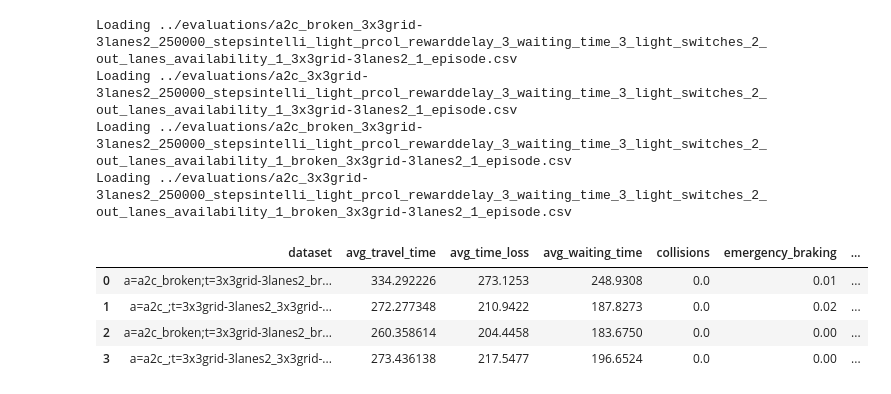
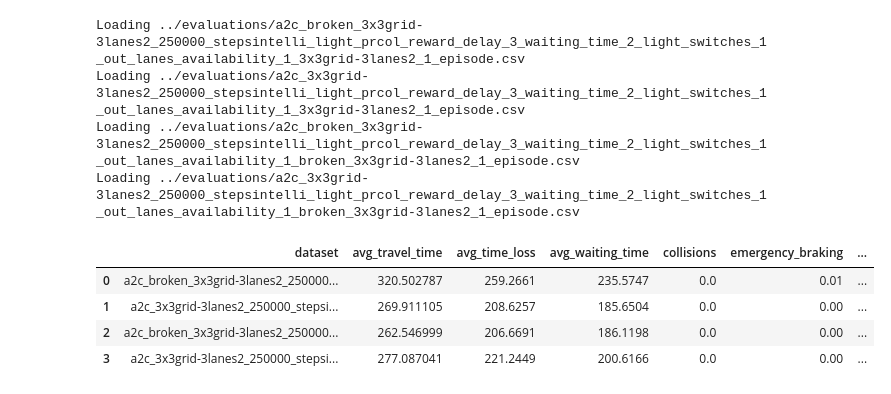
Before and after one commit to Ouroboros4991/MasterThesis2024, a Jupyter notebook: notebooks/ac2_policy_comparision.ipynb, the cells around one changed output. Saved outputs shown, nothing was run; the diff lists cells and outputs as text; code cells hidden in the pictures.

```diff
--- a/notebooks/ac2_policy_comparision.ipynb
+++ b/notebooks/ac2_policy_comparision.ipynb
@@ -28,4 +99,4 @@ MODEL_LOW = "a2c_custom-2way-single-intersection-low_100000_stepsintelli_light_r
 # %%
 # A2C models experiment 2: Broken traffic light scenario
-MODEL_HIGH = "a2c_3x3grid-3lanes2_250000_stepsintelli_light_prcol_rewarddelay_3_waiting_time_3_light_switches_2_out_lanes_availability_1"  # "a2c_custom-2way-single-intersection-high_100000_steps"
-MODEL_LOW = "a2c_broken_3x3grid-3lanes2_250000_stepsintelli_light_prcol_rewarddelay_3_waiting_time_3_light_switches_2_out_lanes_availability_1" # "a2c_custom-2way-single-intersection-low_100000_steps"
+MODEL_HIGH = "a2c_3x3grid-3lanes2_250000_stepsintelli_light_prcol_reward_delay_3_waiting_time_2_light_switches_1_out_lanes_availability_1"
+MODEL_LOW = "a2c_broken_3x3grid-3lanes2_250000_stepsintelli_light_prcol_reward_delay_3_waiting_time_2_light_switches_1_out_lanes_availability_1"
@@ -124,18 +135,19 @@ compare_datasets(datasets)
 # %%
 traffic_scenario = '3x3grid-3lanes2'
 prefix = [MODEL_LOW, MODEL_HIGH, f"{MODEL_LOW}_broken", f"{MODEL_HIGH}_broken"]
 datasets = [(
-    "a=" +"_".join(p.split("_")[:2]).replace(traffic_scenario, "")+ f";t={traffic_scenario}_{p.split('_')[1]}",
+    p,
         load_data(p, traffic_scenario)[1]
     ) for p in prefix]
-compare_datasets(datasets)
+df_compare = compare_datasets(datasets)
+df_compare
 # %% [output]
-Loading ../evaluations/a2c_broken_3x3grid-3lanes2_250000_stepsintelli_light_prcol_rewarddelay_3_waiting_time_3_light_switches_2_out_lanes_availability_1_3x3grid-3lanes2_1_episode.csv
-Loading ../evaluations/a2c_3x3grid-3lanes2_250000_stepsintelli_light_prcol_rewarddelay_3_waiting_time_3_light_switches_2_out_lanes_availability_1_3x3grid-3lanes2_1_episode.csv
-Loading ../evaluations/a2c_broken_3x3grid-3lanes2_250000_stepsintelli_light_prcol_rewarddelay_3_waiting_time_3_light_switches_2_out_lanes_availability_1_broken_3x3grid-3lanes2_1_episode.csv
-Loading ../evaluations/a2c_3x3grid-3lanes2_250000_stepsintelli_light_prcol_rewarddelay_3_waiting_time_3_light_switches_2_out_lanes_availability_1_broken_3x3grid-3lanes2_1_episode.csv
+Loading ../evaluations/a2c_broken_3x3grid-3lanes2_250000_stepsintelli_light_prcol_reward_delay_3_waiting_time_2_light_switches_1_out_lanes_availability_1_3x3grid-3lanes2_1_episode.csv
+Loading ../evaluations/a2c_3x3grid-3lanes2_250000_stepsintelli_light_prcol_reward_delay_3_waiting_time_2_light_switches_1_out_lanes_availability_1_3x3grid-3lanes2_1_episode.csv
+Loading ../evaluations/a2c_broken_3x3grid-3lanes2_250000_stepsintelli_light_prcol_reward_delay_3_waiting_time_2_light_switches_1_out_lanes_availability_1_broken_3x3grid-3lanes2_1_episode.csv
+Loading ../evaluations/a2c_3x3grid-3lanes2_250000_stepsintelli_light_prcol_reward_delay_3_waiting_time_2_light_switches_1_out_lanes_availability_1_broken_3x3grid-3lanes2_1_episode.csv
 |  | dataset | avg_travel_time | avg_time_loss | avg_waiting_time | collisions | emergency_braking | ... |
-| 0 | a=a2c_broken;t=3x3grid-3lanes2_br... | 334.292226 | 273.1253 | 248.9308 | 0.0 | 0.01 | ... |
-| 1 | a=a2c_;t=3x3grid-3lanes2_3x3grid-... | 272.277348 | 210.9422 | 187.8273 | 0.0 | 0.02 | ... |
-| 2 | a=a2c_broken;t=3x3grid-3lanes2_br... | 260.358614 | 204.4458 | 183.6750 | 0.0 | 0.00 | ... |
-| 3 | a=a2c_;t=3x3grid-3lanes2_3x3grid-... | 273.436138 | 217.5477 | 196.6524 | 0.0 | 0.00 | ... |
+| 0 | a2c_broken_3x3grid-3lanes2_250000... | 320.502787 | 259.2661 | 235.5747 | 0.0 | 0.01 | ... |
+| 1 | a2c_3x3grid-3lanes2_250000_stepsi... | 269.911105 | 208.6257 | 185.6504 | 0.0 | 0.00 | ... |
+| 2 | a2c_broken_3x3grid-3lanes2_250000... | 262.546999 | 206.6691 | 186.1198 | 0.0 | 0.00 | ... |
+| 3 | a2c_3x3grid-3lanes2_250000_stepsi... | 277.087041 | 221.2449 | 200.6166 | 0.0 | 0.00 | ... |
```
Also changed, not shown: parts of 10 cells of this notebook, 24 other files.
